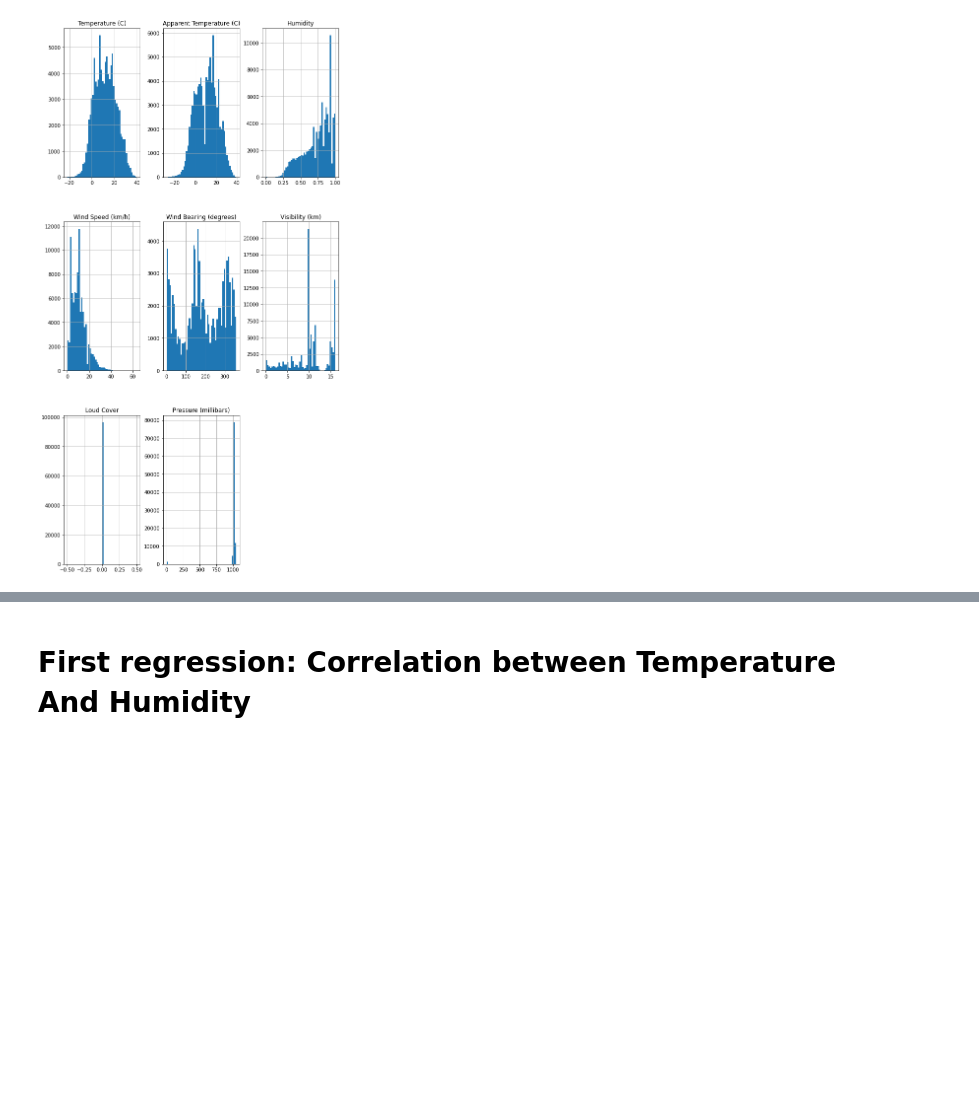
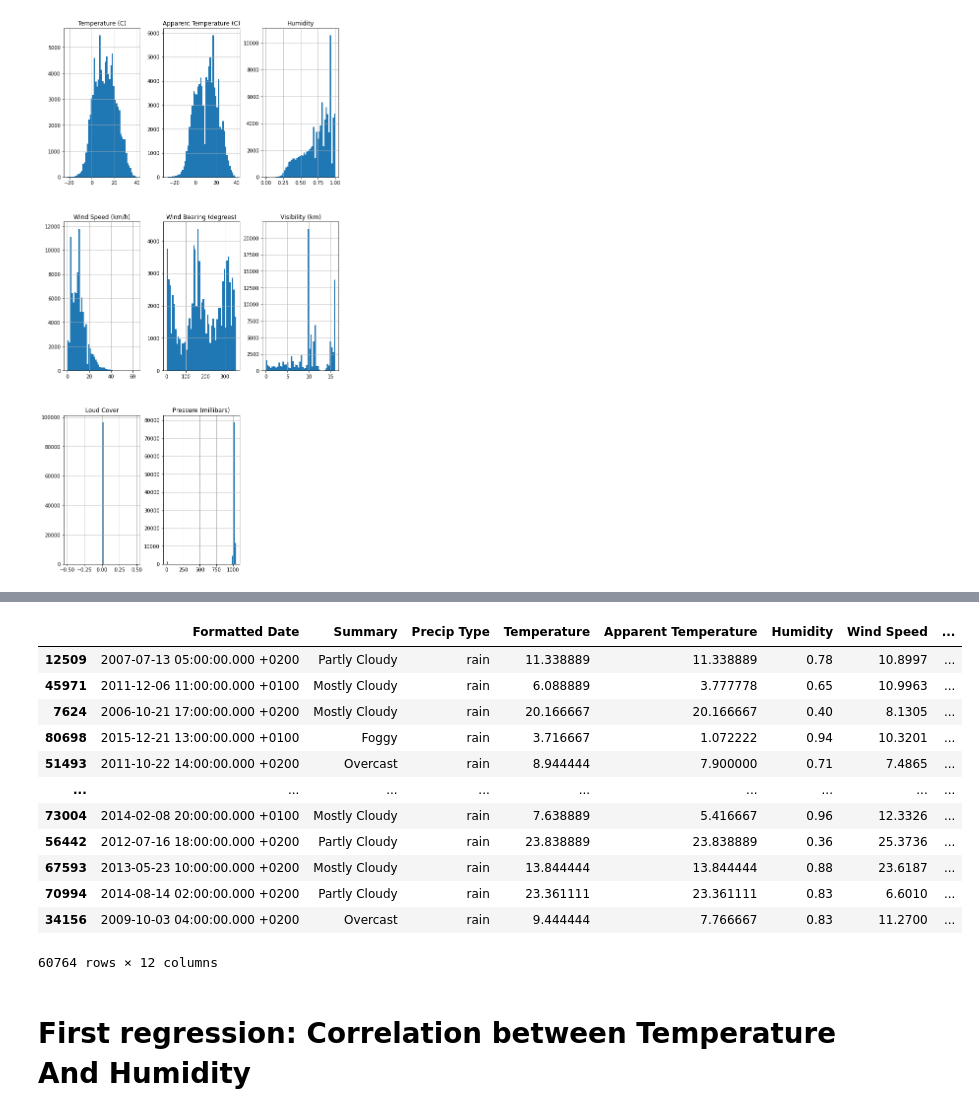
Before and after one commit to nikgreg99/weather-analysis-machine-learning, a Jupyter notebook: Weather Forecast.ipynb, the cells around one changed output, grey strips where cells are left out. Cells and saved outputs as stored; diff of their text form; code cells hidden in the pictures; blank space fills up the shorter version.

```diff
--- a/Weather Forecast.ipynb
+++ b/Weather Forecast.ipynb
@@ -79,7 +86,27 @@ plt.show()
+# %%
+#Just for reduce the name of columns used
+df = df.rename(columns = {"Temperature (C)":"Temperature",
+                          "Wind Speed (km/h)":"Wind Speed",
+                           "Apparent Temperature (C)":"Apparent Temperature"})
 # %%
 #Splitting the dataset into train, validation and test dataset
 [dfTrain,dfTest] = train_test_split(df,random_state=1,test_size=test_portion)
 [dfTrain,dfValidation] = train_test_split(dfTrain,random_state=1,test_size=validation_portion)
+dfTrain
+# %% [output]
+|  | Formatted Date | Summary | Precip Type | Temperature | Apparent Temperature | Humidity | Wind Speed | ... |
+| 12509 | 2007-07-13 05:00:00.000 +0200 | Partly Cloudy | rain | 11.338889 | 11.338889 | 0.78 | 10.8997 | ... |
+| 45971 | 2011-12-06 11:00:00.000 +0100 | Mostly Cloudy | rain | 6.088889 | 3.777778 | 0.65 | 10.9963 | ... |
+| 7624 | 2006-10-21 17:00:00.000 +0200 | Mostly Cloudy | rain | 20.166667 | 20.166667 | 0.40 | 8.1305 | ... |
+| 80698 | 2015-12-21 13:00:00.000 +0100 | Foggy | rain | 3.716667 | 1.072222 | 0.94 | 10.3201 | ... |
+| 51493 | 2011-10-22 14:00:00.000 +0200 | Overcast | rain | 8.944444 | 7.900000 | 0.71 | 7.4865 | ... |
+| ... | ... | ... | ... | ... | ... | ... | ... | ... |
+| 73004 | 2014-02-08 20:00:00.000 +0100 | Mostly Cloudy | rain | 7.638889 | 5.416667 | 0.96 | 12.3326 | ... |
+| 56442 | 2012-07-16 18:00:00.000 +0200 | Partly Cloudy | rain | 23.838889 | 23.838889 | 0.36 | 25.3736 | ... |
+| 67593 | 2013-05-23 10:00:00.000 +0200 | Mostly Cloudy | rain | 13.844444 | 13.844444 | 0.88 | 23.6187 | ... |
+| 70994 | 2014-08-14 02:00:00.000 +0200 | Partly Cloudy | rain | 23.361111 | 23.361111 | 0.83 | 6.6010 | ... |
+| 34156 | 2009-10-03 04:00:00.000 +0200 | Overcast | rain | 9.444444 | 7.766667 | 0.83 | 11.2700 | ... |
+60764 rows × 12 columns
 # %% [markdown]
 # First regression: Correlation between Temperature And Humidity
 # %%
```
Also changed, not shown: parts of 10 cells of this notebook.
